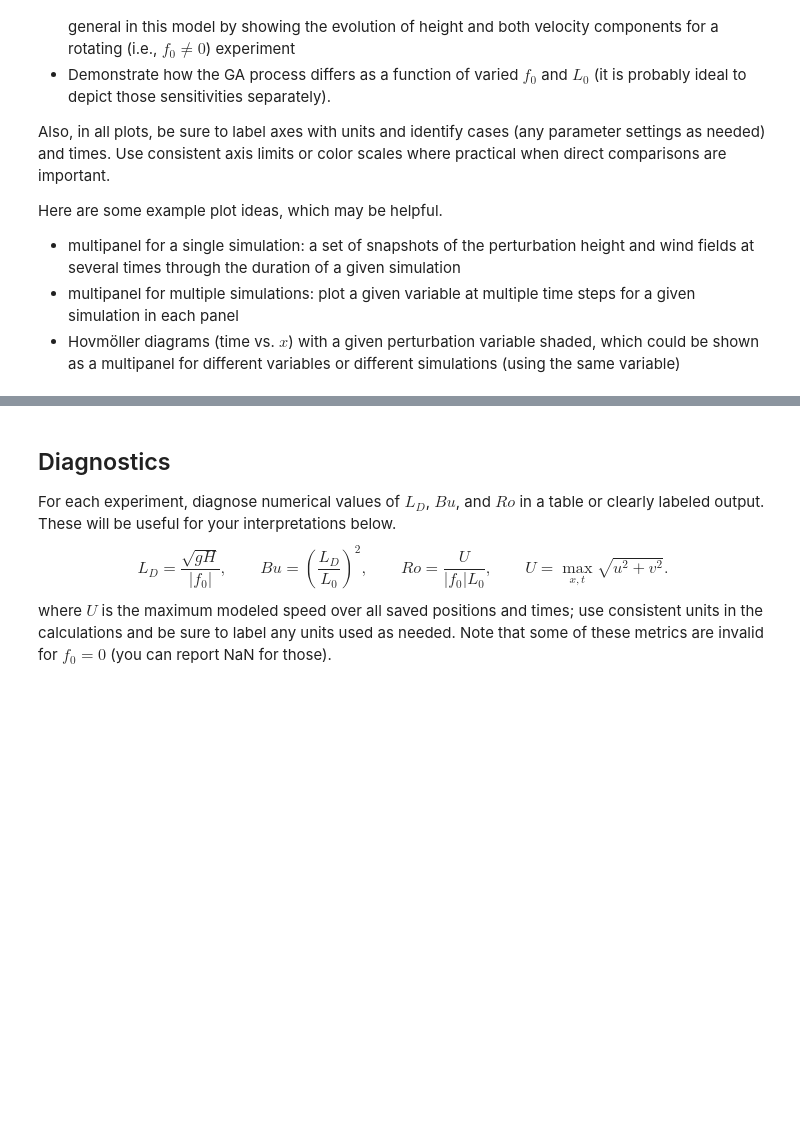
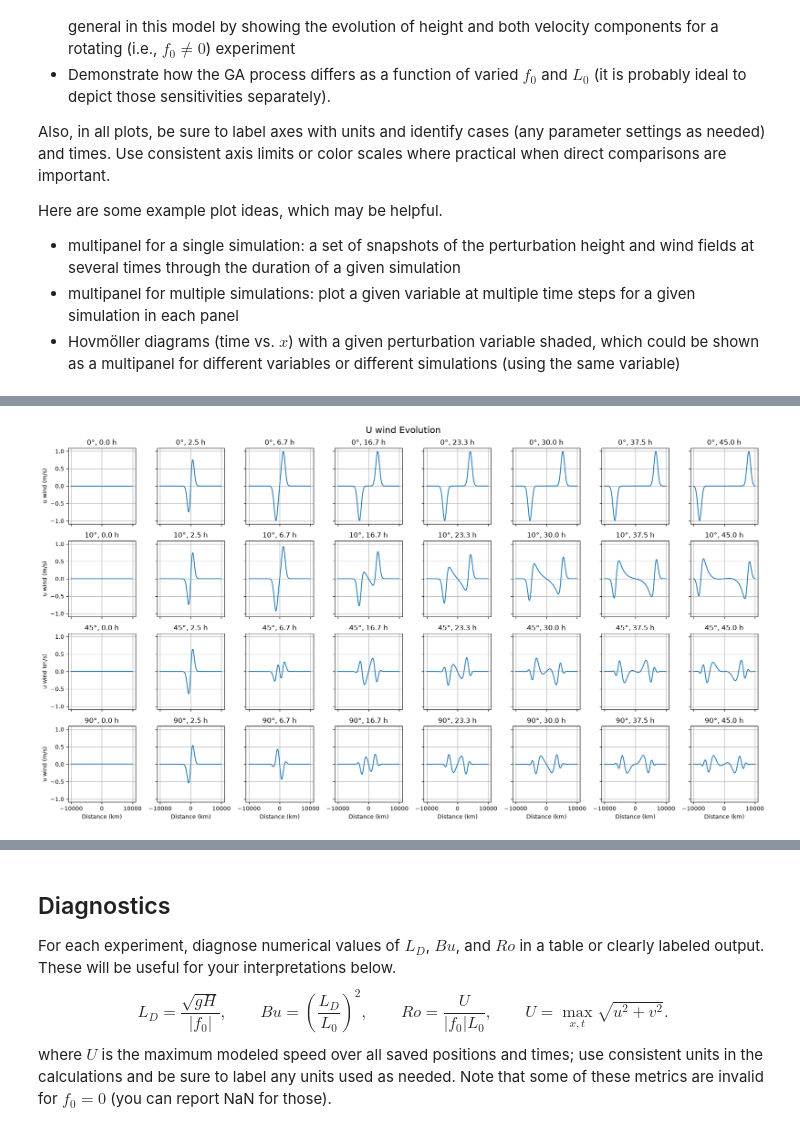
Before and after one commit to rylandlopez24/metr5003, a Jupyter notebook: lab2_geostrophic_adjustment.ipynb, the cells around one changed output, grey strips where cells are left out. Drawn from its saved outputs; the diff is of its cells as text; code cells hidden in the pictures; blank space fills up the shorter version.

```diff
--- a/lab2_geostrophic_adjustment.ipynb
+++ b/lab2_geostrophic_adjustment.ipynb
@@ -341,0 +329,39 @@ plt.show()
+# %%
+cases = [("0°", zerodeg),("10°", tendeg),("45°", fortyfivedeg),("90°", ninetyndeg)]
+
+# figure with 4 rows and 8 columns
+fig, axes = plt.subplots(4, 8, figsize=(18, 10), sharex=True, sharey=True)
+
+for row, (label, case) in enumerate(cases):
+
+
+
+
+
+    for col, idx in enumerate(time_indices):
+
+        ax = axes[row, col]
+
+        # Plot height
+        ax.plot(case["x"] / 1000, case["u"][idx])
+
+        # Time in hours
+        time_hours = case["time"][idx] / 3600
+
+        ax.set_title(f"{label}, {time_hours:.1f} h")
+
+        ax.grid(True)
+
+# Axis labels
+for ax in axes[-1, :]:
+    ax.set_xlabel("Distance (km)")
+
+for ax in axes[:, 0]:
+    ax.set_ylabel("u wind (m/s)")
+
+fig.suptitle("U wind Evolution", fontsize=16)
+
+plt.tight_layout()
+plt.show()
+# %% [output]
+[figure, added]
```
Also changed, not shown: parts of 6 cells of this notebook.
